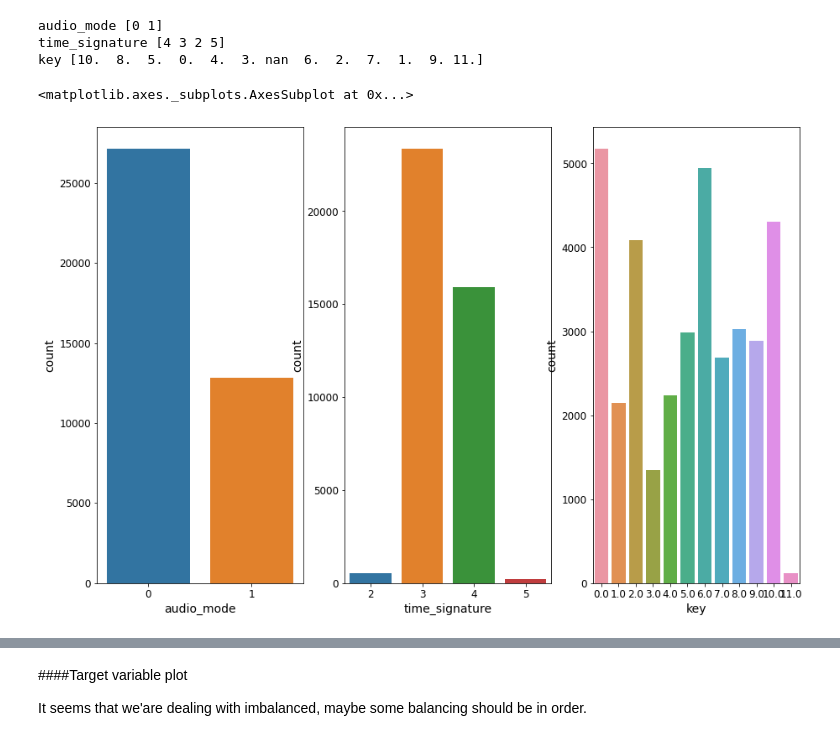
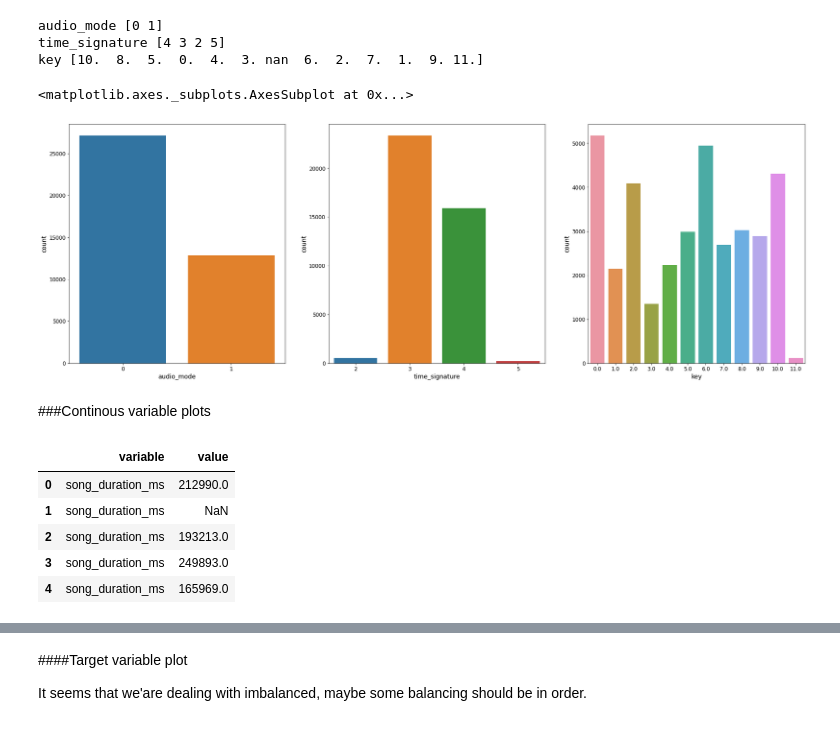
Before and after one commit to dataqueenpend/Projects-, a Jupyter notebook: Song_Popularity_Prediction.ipynb, the cells around one changed output, grey strips where cells are left out. Drawn from its saved outputs; the diff is of its cells as text; code cells hidden in the pictures.

```diff
--- a/Song_Popularity_Prediction.ipynb
+++ b/Song_Popularity_Prediction.ipynb
@@ -192,10 +212,12 @@ time_signature [4 3 2 5]
 key [10.  8.  5.  0.  4.  3. nan  6.  2.  7.  1.  9. 11.]
 # %%
 #Plotting discrete variables
-fig, ax = plt.subplots(1,3, figsize=(15, 10))
+fig, ax = plt.subplots(1,3, figsize=(30, 10))
 sns.countplot(song['audio_mode'], ax=ax[0])
 sns.countplot(song['time_signature'], ax=ax[1])
 sns.countplot(song['key'], ax=ax[2])
 # %% [output]
 <matplotlib.axes._subplots.AxesSubplot at 0x...>
-[figure, old version]
+[figure, new version]
+# %% [markdown]
+###Continous variable plots
@@ -201,0 +229,9 @@ sns.countplot(song['key'], ax=ax[2])
+# %%
+data.head()
+# %% [output]
+|  | variable | value |
+| 0 | song_duration_ms | 212990.0 |
+| 1 | song_duration_ms | NaN |
+| 2 | song_duration_ms | 193213.0 |
+| 3 | song_duration_ms | 249893.0 |
+| 4 | song_duration_ms | 165969.0 |
```
Also changed, not shown: parts of 7 cells of this notebook.
